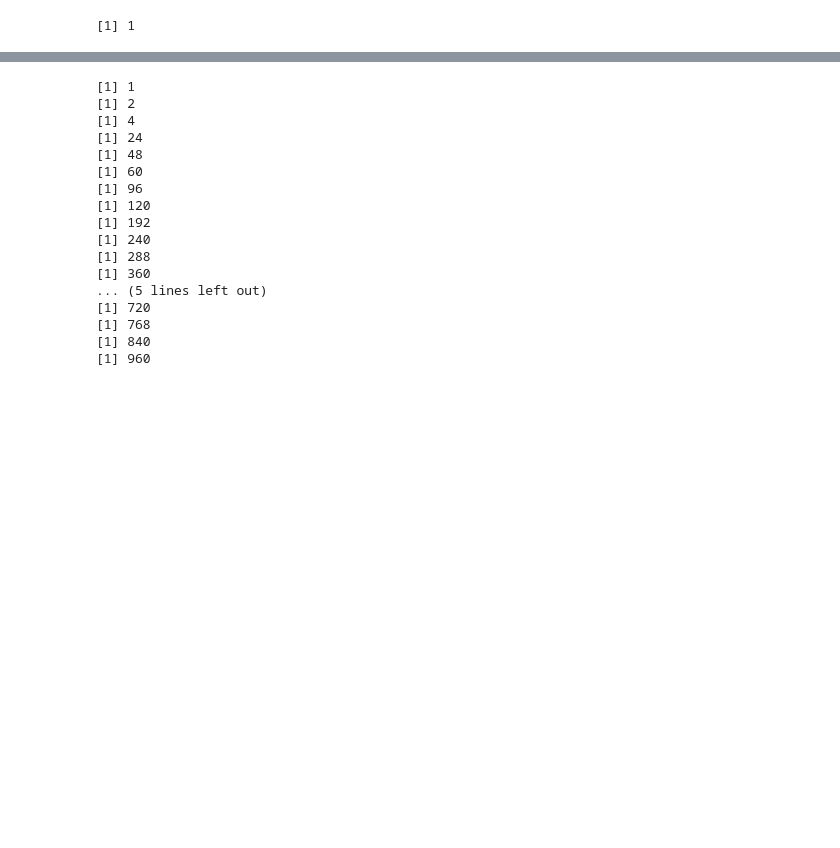
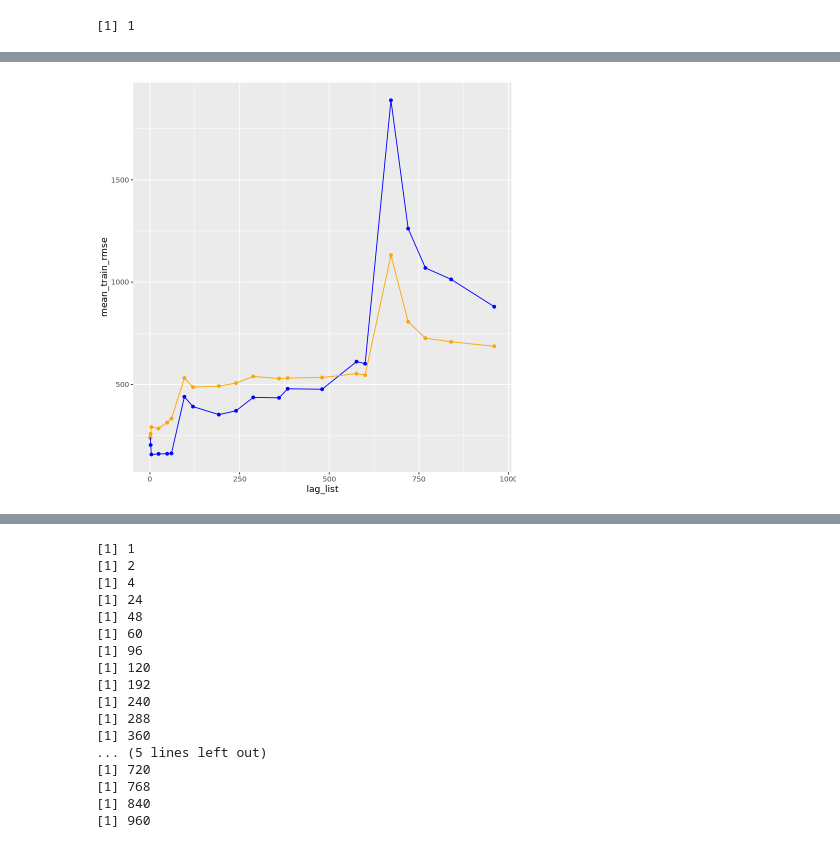
Before and after one commit to lojzimjm/dissertation, a Jupyter notebook: Pooled Regression Models (With Differencing).ipynb, the cells around one changed output, grey strips where cells are left out. Drawn from its saved outputs; the diff is of its cells as text; code cells hidden in the pictures; blank space fills up the shorter version.

```diff
--- a/Pooled Regression Models (With Differencing).ipynb
+++ b/Pooled Regression Models (With Differencing).ipynb
@@ -801,0 +582,7 @@ mae(undiff_pred_test[-c(1:diff_n)],
+# %%
+embed_mat_list <- lapply(twice_diff_df_list,
+                         function(x) lag_embed(x, lag=lag))
+embed_train_list <- lapply(embed_mat_list,
+                           function(x) data.frame(x$train))
+embed_val_list <- lapply(embed_mat_list,
+                         function(x) data.frame(x$val))
@@ -801,0 +773,15 @@ mae(undiff_pred_test[-c(1:diff_n)],
+# %%
+diff_n <- 1
+weekly_diff_df_list <- lapply(total_df_list_samples, function(x) diff_volume(x, lag=diff_n)$data)
+# %%
+lag_list <- c(1,2,4,24,48,60,96,120,192,240,288,360,384,480,576,600,672,720,768,840,960)
+# %%
+mean_train_rmse <- c()
+median_train_rmse <- c()
+mean_train_mae <- c()
+median_train_mae <- c()
+
+mean_val_rmse <- c()
+median_val_rmse <- c()
+mean_val_mae <- c()
+median_val_mae <- c()
@@ -801,0 +852,8 @@ mae(undiff_pred_test[-c(1:diff_n)],
+# %%
+ggplot() +
+    geom_point(aes(x=lag_list, y=mean_train_rmse), col="blue") +
+    geom_point(aes(x=lag_list, y=mean_val_rmse), col="orange") +
+    geom_line(aes(x=lag_list, y=mean_train_rmse), col="blue") +
+    geom_line(aes(x=lag_list, y=mean_val_rmse), col="orange")
+# %% [output]
+[figure, added]
```
Also changed, not shown: parts of 137 cells of this notebook, 10 other files.
